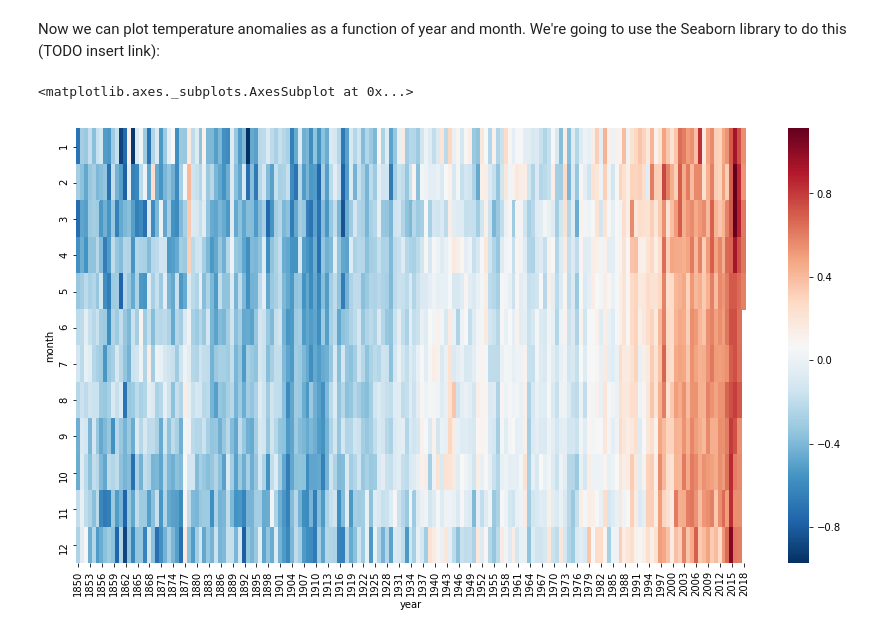
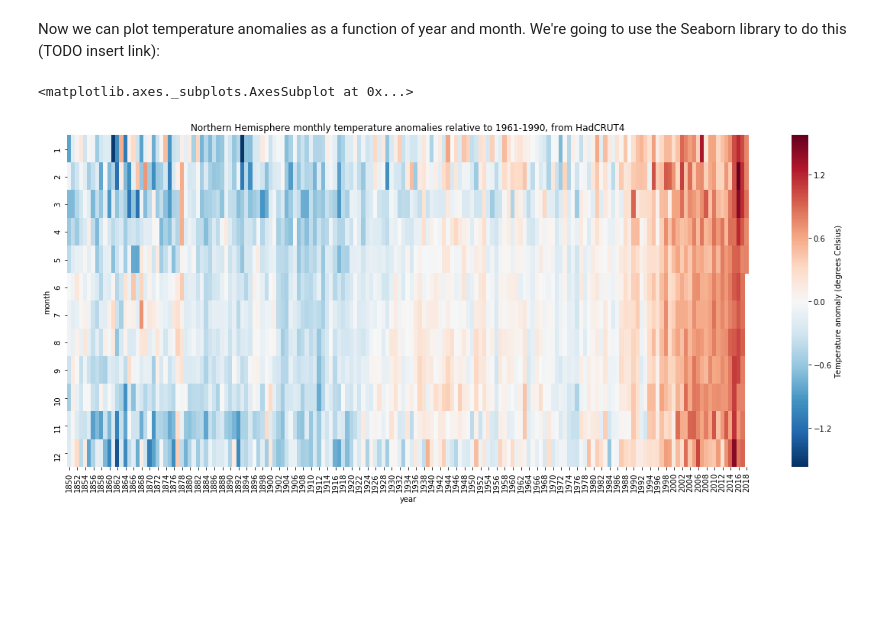
Before and after one commit to Data-Tree/visualization, a Jupyter notebook: timeseries/Visualizing timeseries.ipynb, the cells around one changed output. Saved outputs shown, nothing was run; the diff lists cells and outputs as text; code cells hidden in the pictures; blank space fills up the shorter version.

```diff
--- a/timeseries/Visualizing timeseries.ipynb
+++ b/timeseries/Visualizing timeseries.ipynb
@@ -74,13 +89,21 @@ df[:10]
 # %% [markdown]
 Now we can plot temperature anomalies as a function of year and month. We're going to use the Seaborn library to do this (TODO insert link):
-# %%
-import seaborn as sns
-
-heatmap_data = df.pivot(index='month', columns='year', values='temperature anomaly')
-
-plt.figure(figsize=(15,8))
-sns.heatmap(heatmap_data, cmap='RdBu_r') # Use a diverging colour scale as it is suitable for anomalies.
-                                         # TODO Centralise it!
-# %% [output]
-<matplotlib.axes._subplots.AxesSubplot at 0x...>
-[figure, removed]
+# %%
+import seaborn as sns
+
+heatmap_data = df.pivot(index='month', columns='year', values='tanom')
+
+# Get the min and max values of the temperature anomaly
+datamin = df['tanom'].min()
+datamax = df['tanom'].max()
+# Which one of these has the bigger absolute value? We need this to centre the colour scale properly
+absmax = max(abs(datamin), abs(datamax))
+
+plt.figure(figsize=(20,8))
+plt.title("Northern Hemisphere monthly temperature anomalies relative to 1961-1990, from HadCRUT4")
+# Use a diverging colour scale as it is suitable for anomalies.
+sns.heatmap(heatmap_data, vmin=-absmax, vmax=absmax, cmap='RdBu_r',
+            cbar_kws={'label': 'Temperature anomaly (degrees Celsius)'})
+# %% [output]
+<matplotlib.axes._subplots.AxesSubplot at 0x...>
+[figure, added]
```
Also changed, not shown: parts of 4 cells of this notebook.
